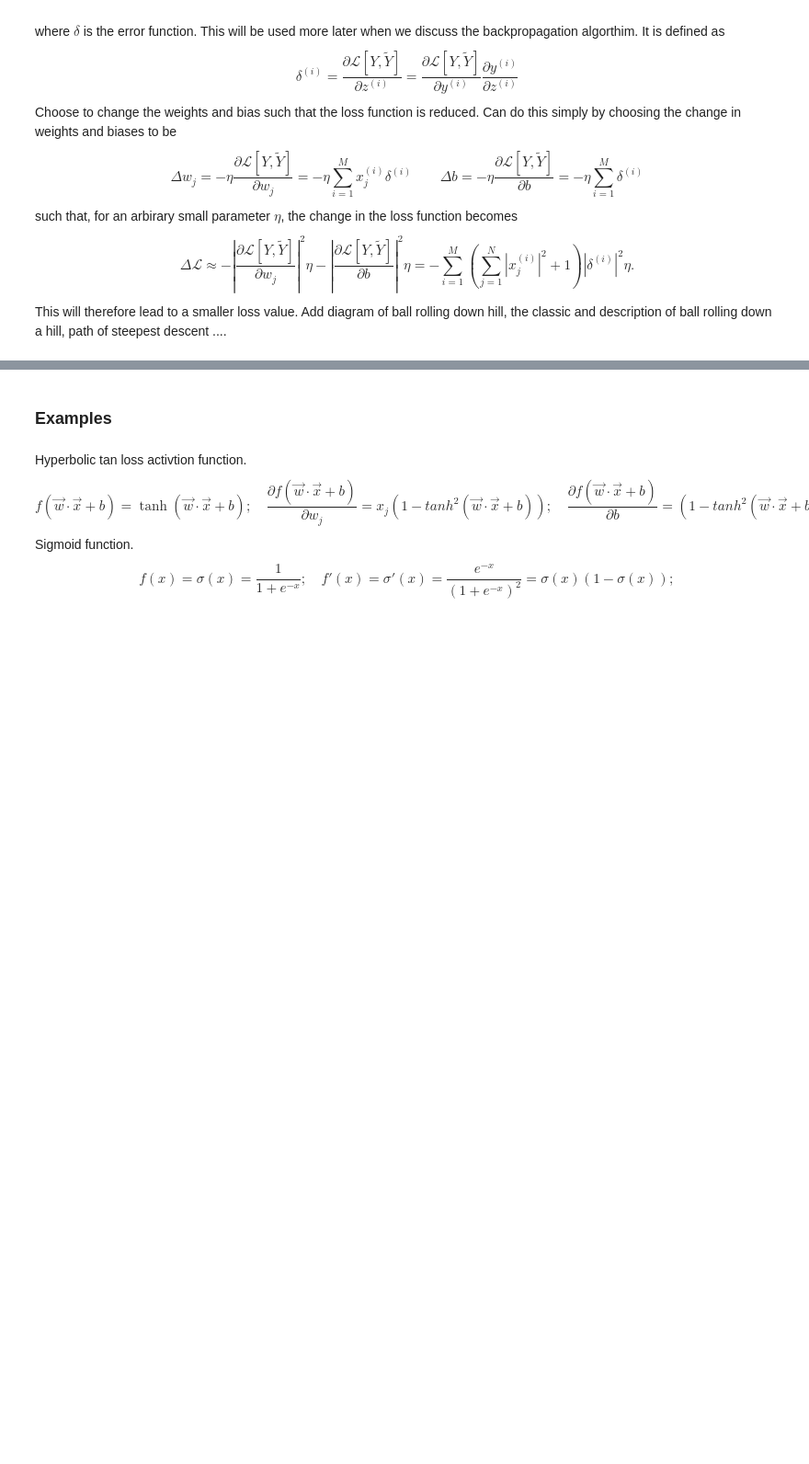
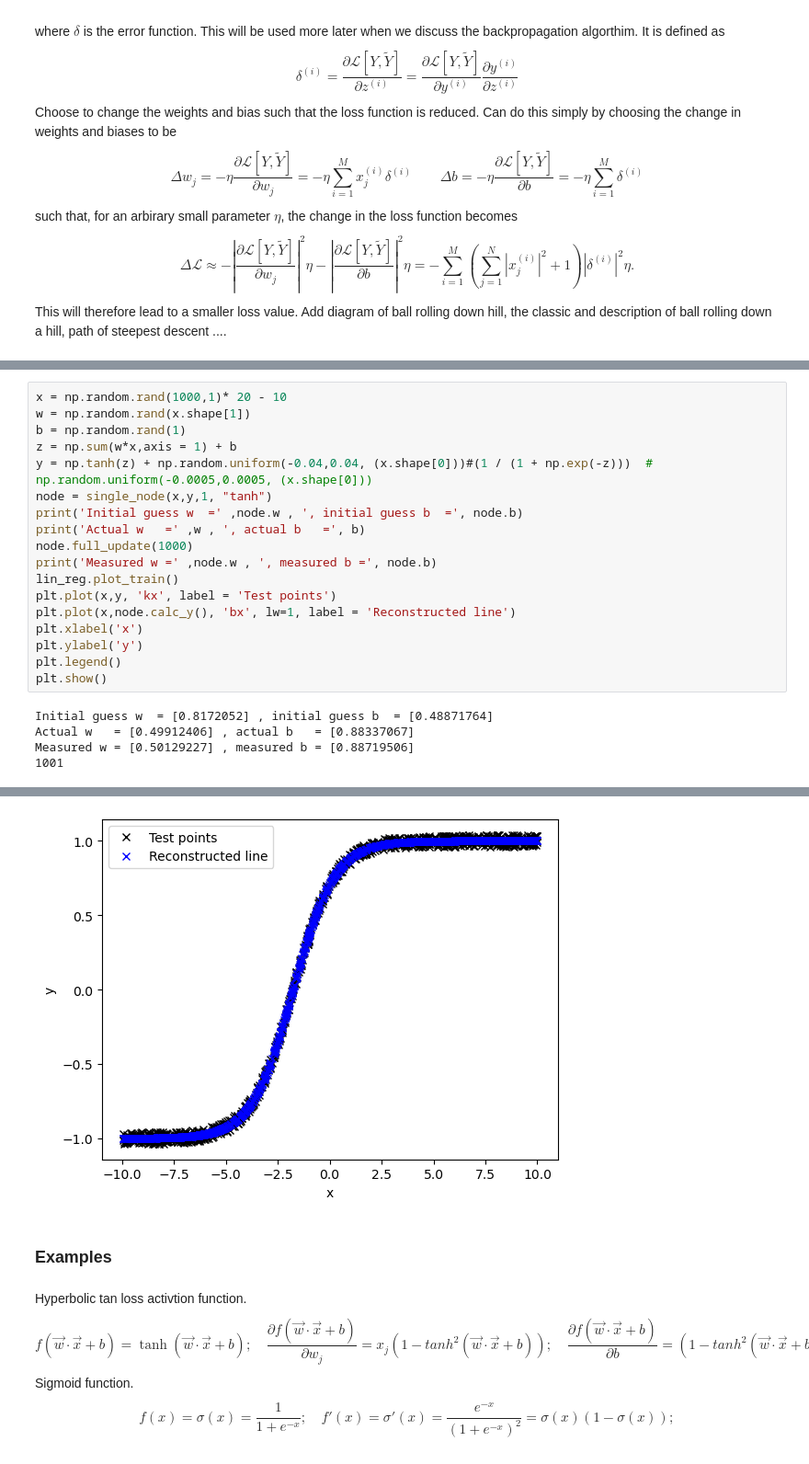
Before and after one commit to dave452/ML_LinearReg, a Jupyter notebook: Regression_NN.ipynb, the cells around one changed output, grey strips where cells are left out. Shown at 92% size. Saved outputs shown, nothing was run; the diff lists cells and outputs as text; blank space fills up the shorter version.

```diff
--- a/Regression_NN.ipynb
+++ b/Regression_NN.ipynb
@@ -475,0 +452,23 @@ Measured w = [0.63347469] , measured b = [0.42306582]
+# %%
+x = np.random.rand(1000,1)* 20 - 10
+w = np.random.rand(x.shape[1])
+b = np.random.rand(1)
+z = np.sum(w*x,axis = 1) + b
+y = np.tanh(z) + np.random.uniform(-0.04,0.04, (x.shape[0]))#(1 / (1 + np.exp(-z)))  # np.random.uniform(-0.0005,0.0005, (x.shape[0]))
+node = single_node(x,y,1, "tanh")
+print('Initial guess w  =' ,node.w , ', initial guess b  =', node.b)
+print('Actual w   =' ,w , ', actual b   =', b)
+node.full_update(1000)
+print('Measured w =' ,node.w , ', measured b =', node.b)
+lin_reg.plot_train()
+plt.plot(x,y, 'kx', label = 'Test points')
+plt.plot(x,node.calc_y(), 'bx', lw=1, label = 'Reconstructed line')
+plt.xlabel('x')
+plt.ylabel('y')
+plt.legend()
+plt.show()
+# %% [output]
+Initial guess w  = [0.8172052] , initial guess b  = [0.48871764]
+Actual w   = [0.49912406] , actual b   = [0.88337067]
+Measured w = [0.50129227] , measured b = [0.88719506]
+1001
@@ -476,3 +476,4 @@ Measured w = [0.63347469] , measured b = [0.42306582]
+[figure, added]
 # %% [markdown]
 ### Examples
 # %% [markdown]
```
Also changed, not shown: parts of 37 cells of this notebook.
